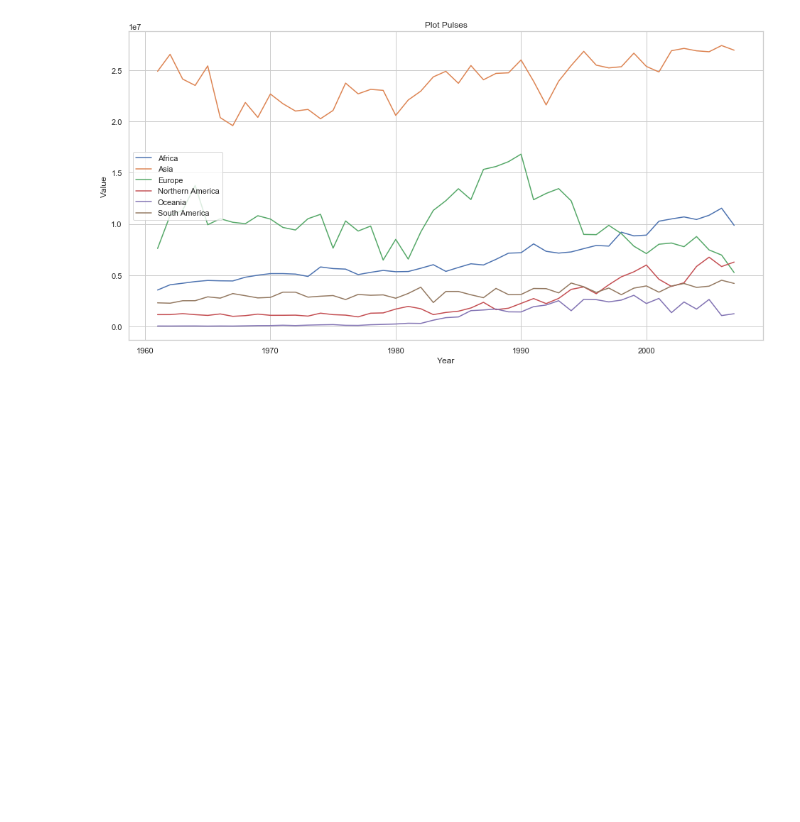
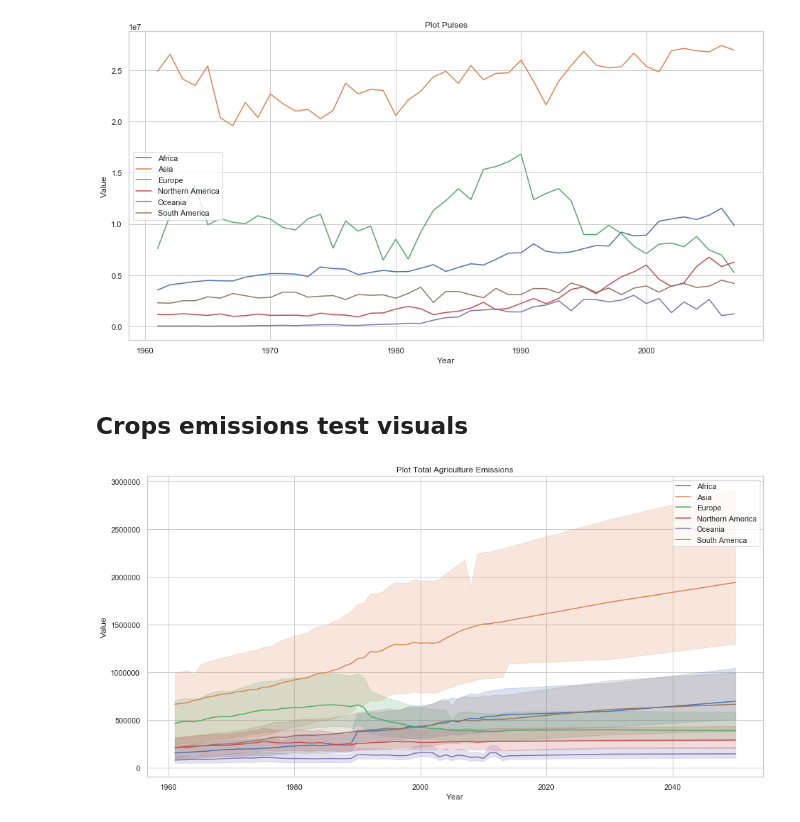
Before and after one commit to theodorhusefest/ADA-2019-project1-sovellettu-tiedon-analysoint, a Jupyter notebook: Crops test visualizations.ipynb, the cells around one changed output. Drawn from its saved outputs; the diff is of its cells as text; code cells hidden in the pictures; blank space fills up the shorter version.

```diff
--- a/Crops test visualizations.ipynb
+++ b/Crops test visualizations.ipynb
@@ -58,3 +60,13 @@ plot_compare_areas(crops_cont[(crops_cont['Item'] == 'pulses_total')],
                     title='Plot Pulses')
 # %% [output]
 [figure]
+# %% [markdown]
+## Crops emissions test visuals
+# %%
+crops_emi_cont = pd.read_pickle('./data/pickles/crops_emissions_continents.pkl')
+
+plot_compare_areas(crops_emi_cont,
+                    y = 'Value',
+                    title='Plot Total Agriculture Emissions')
+# %% [output]
+[figure, added]
```
Also changed, not shown: parts of 1 cell of this notebook, 2 other files.
